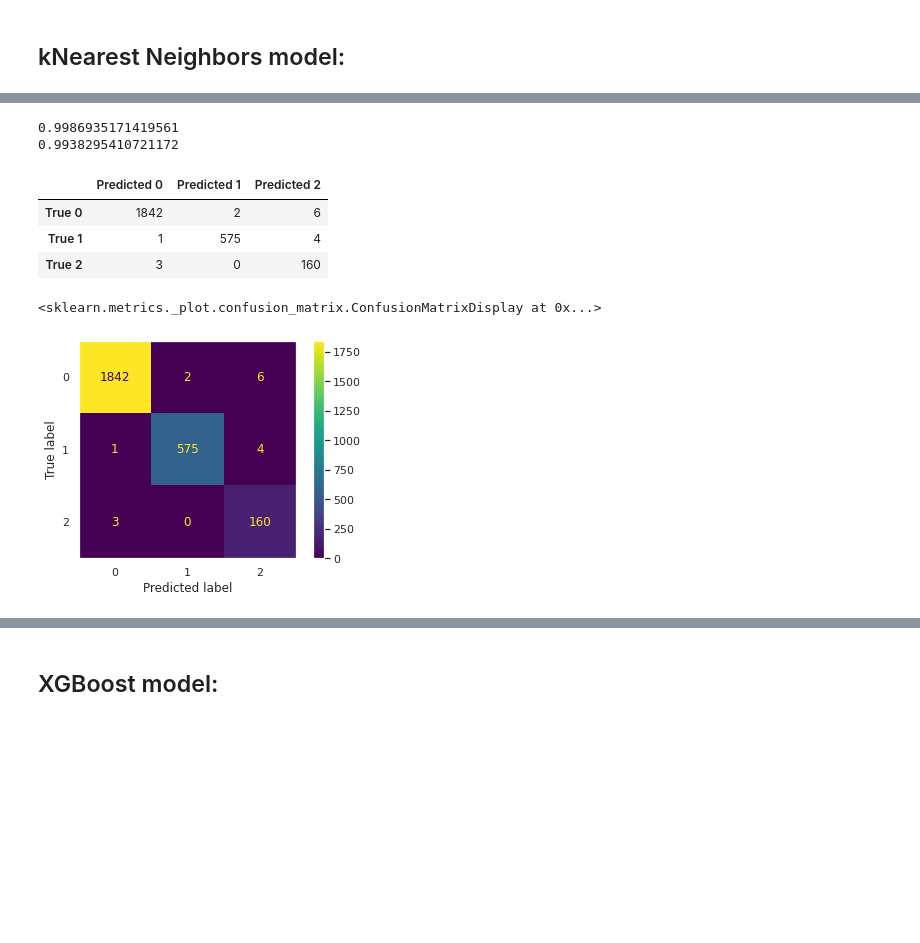
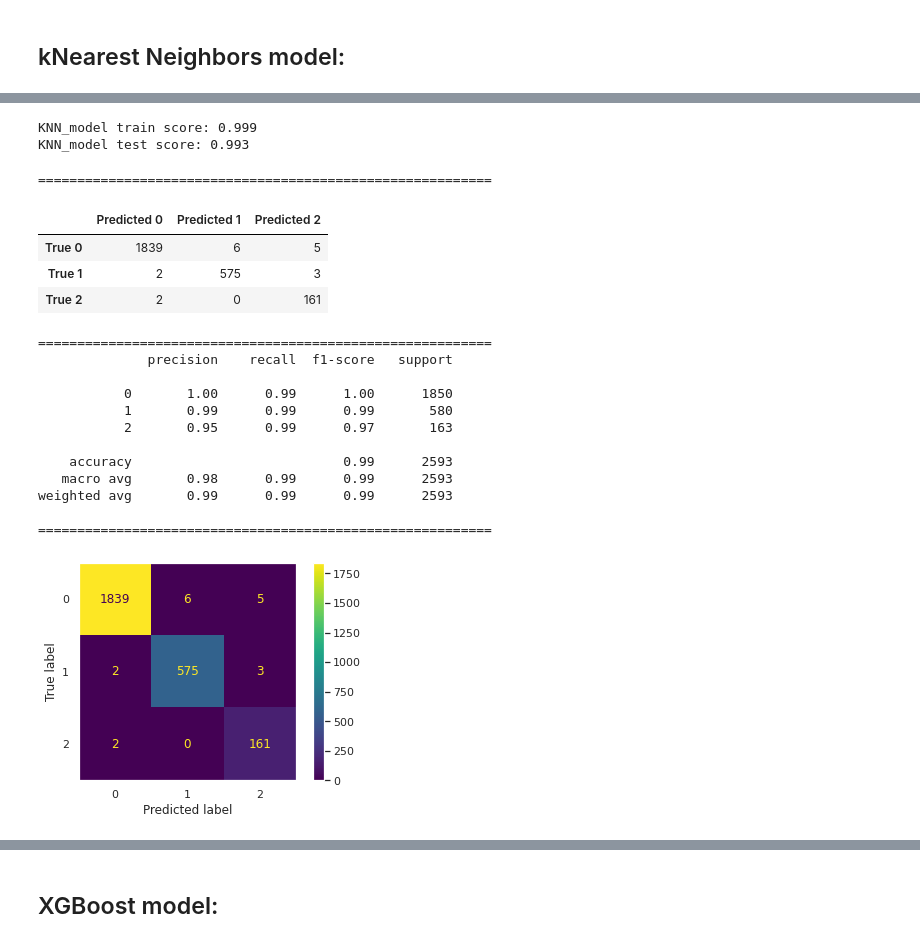
Before and after one commit to PyJasmine/codon, a Jupyter notebook: notebooks/Modelling DNAtype classes.ipynb, the cells around one changed output, grey strips where cells are left out. Cells and saved outputs as stored; diff of their text form; code cells hidden in the pictures; blank space fills up the shorter version.

```diff
--- a/notebooks/Modelling DNAtype classes.ipynb
+++ b/notebooks/Modelling DNAtype classes.ipynb
@@ -189,7 +183,7 @@ dna0_results_df.sort_values(by='mean_test_score', ascending=False)
 # %%
 #Using SMOTE to balance the classes:
 
-sm = SMOTE(random_state=42)
+sm = SMOTE(random_state=123)
 X_train_sm, y_train_sm = sm.fit_resample(X_train, y_train)
 
 #Plotting distributions
@@ -228,6 +222,7 @@ explained_variance = pca.explained_variance_ratio_ #to see the number of feature
 cumulative_sum = np.cumsum(explained_variance)
 
 #plot
+sns.set_theme(style="darkgrid")
 plt.figure(figsize=(10, 6))
 plt.plot(range(1, len(X_train.columns)+1), cumulative_sum, marker='.')
 plt.axhline(0.9, c='r', linestyle='--')
@@ -244,7 +239,7 @@ Distributions before and after SMOTE upsampling:
 # %%
 #setting n_components and refitting a PCA
 
-pca_0 = PCA(n_components= 27)
+pca_0 = PCA(n_components= 25)
 
 # fit transform train set and transform test set
 X_train_PCA_0 = pca_0.fit_transform(X_train_scaled)
@@ -265,6 +260,7 @@ for c in c_params:
     train_accuracies.append(logi_reg.score(X_train_PCA_0, y_train_sm))
     test_accuracies.append(logi_reg.score(X_test_PCA_0, y_test))
 # %%
+sns.set_theme(style="darkgrid")
 plt.figure(figsize=(10, 10))
 plt.plot(c_params, train_accuracies, label = 'train')
 plt.plot(c_params, test_accuracies, label = 'test')
@@ -334,0 +338,18 @@ plt.show()
+# %%
+#Feature importance
+coefs = pd.DataFrame(log_reg_0.coef_[0], columns= ['coefficients'])
+coefs
+
+feat_names = pd.DataFrame(X_train.columns, columns=['feature_names'])
+feat_names
+
+feat_coefs = pd.concat([feat_names, coefs], axis=1, ignore_index=True)
+
+feat_coefs = feat_coefs.sort_values(by=1, ascending=False).set_index(0).head(25)
+
+#plotting coefficients
+sns.set_theme(style="darkgrid")
+plt.figure(figsize=(15, 8))
+plt.bar(feat_coefs.index, feat_coefs[1])
+plt.xticks(rotation=45)
+plt.show()
@@ -373,32 +396,52 @@ Knn_accuracies_df.head(5)
 KNN_model_0 = KNeighborsClassifier(n_neighbors = 3)
 KNN_model_0.fit(X_train_PCA_0, y_train_sm)
 
-print(KNN_model_0.score(X_train_PCA_0, y_train_sm))
-print(KNN_model_0.score(X_test_PCA_0, y_test))
+print(f'KNN_model train score: {KNN_model_0.score(X_train_PCA_0, y_train_sm).round(3)}')
+print(f'KNN_model test score: {KNN_model_0.score(X_test_PCA_0, y_test).round(3)}')
 # %% [output]
-0.9986935171419561
-0.9938295410721172
+KNN_model train score: 0.999
+KNN_model test score: 0.993
 # %%
 y_predicted_0 = KNN_model_0.predict(X_test_PCA_0)
 
 # Generate confusion matrix
 cf_matrix_0 = confusion_matrix(y_test, y_predicted_0)
 
 # label rows and columns
 cf_df_0 = pd.DataFrame(
     cf_matrix_0,
     columns=["Predicted 0", "Predicted 1", "Predicted 2"],
     index=["True 0", "True 1", "True 2"])
 
+print('==========================================================')
 display(cf_df_0)
+
+print('==========================================================')
 sns.set_theme(style="dark")
 plot_confusion_matrix(KNN_model_0, X_test_PCA_0, y_test)
+
+#Precision, recall, and F1 scores
+class_report_knn_0 = classification_report(y_test, y_predicted_0)
+print(class_report_knn_0)
+print('==========================================================')
 # %% [output]
+==========================================================
 |  | Predicted 0 | Predicted 1 | Predicted 2 |
-| True 0 | 1842 | 2 | 6 |
-| True 1 | 1 | 575 | 4 |
-| True 2 | 3 | 0 | 160 |
+| True 0 | 1839 | 6 | 5 |
+| True 1 | 2 | 575 | 3 |
+| True 2 | 2 | 0 | 161 |
-<sklearn.metrics._plot.confusion_matrix.ConfusionMatrixDisplay at 0x...>
+==========================================================
+              precision    recall  f1-score   support
+
+           0       1.00      0.99      1.00      1850
+           1       0.99      0.99      0.99       580
+           2       0.95      0.99      0.97       163
+
+    accuracy                           0.99      2593
+   macro avg       0.98      0.99      0.99      2593
+weighted avg       0.99      0.99      0.99      2593
+
+==========================================================
 [figure]
 # %%
 class_report_knn_0 = classification_report(y_test, y_predicted_0)
```
Also changed, not shown: parts of 45 cells of this notebook.
